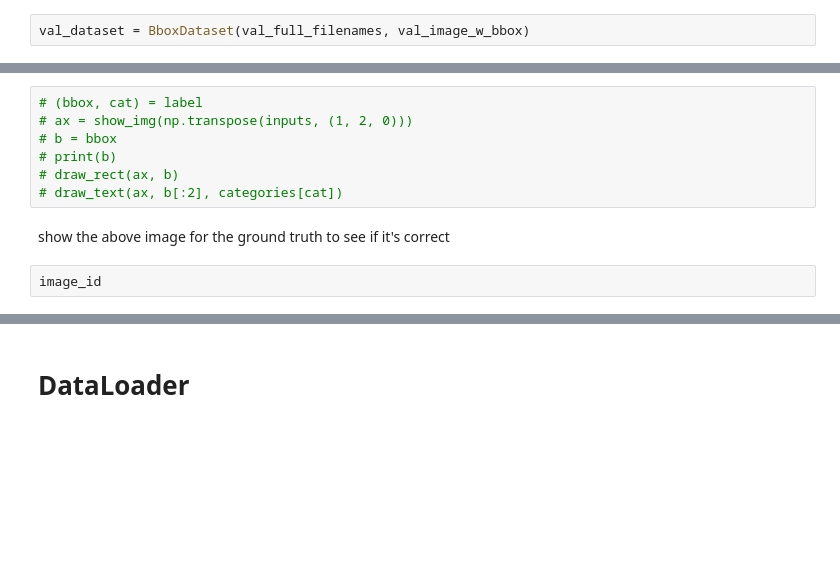
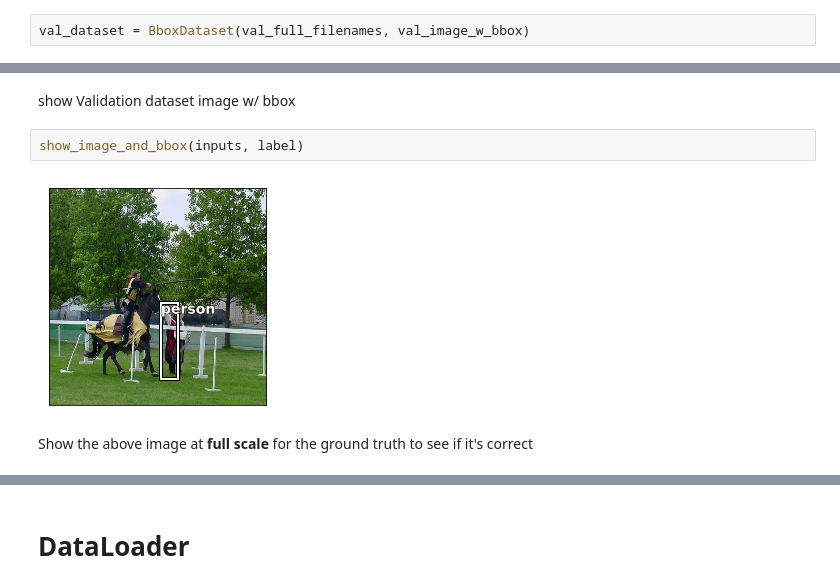
Before and after one commit to aaronlelevier/pytorch-practice, a Jupyter notebook: notebooks/pascal-explr-based-upon-fast-ai-course-bbox.ipynb, the cells around one changed output, grey strips where cells are left out. Saved outputs shown, nothing was run; the diff lists cells and outputs as text; blank space fills up the shorter version.

```diff
--- a/notebooks/pascal-explr-based-upon-fast-ai-course-bbox.ipynb
+++ b/notebooks/pascal-explr-based-upon-fast-ai-course-bbox.ipynb
@@ -308,14 +434,11 @@ label
-# %%
-# (bbox, cat) = label
-# ax = show_img(np.transpose(inputs, (1, 2, 0)))
-# b = bbox
-# print(b)
-# draw_rect(ax, b)
-# draw_text(ax, b[:2], categories[cat])
+# %% [markdown]
+show Validation dataset image w/ bbox
+# %%
+show_image_and_bbox(inputs, label)
+# %% [output]
+[figure, added]
 # %% [markdown]
-show the above image for the ground truth to see if it's correct
+Show the above image at **full scale** for the ground truth to see if it's correct
-# %%
-image_id
 # %%
 idx = 2
 image_id, filename = val_full_filenames[idx]
```
Also changed, not shown: parts of 132 cells of this notebook.
